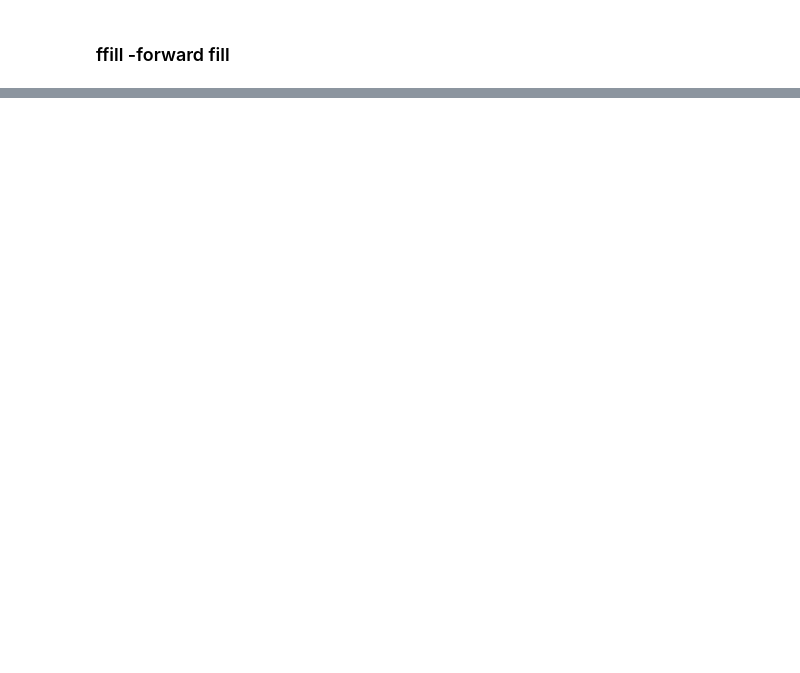
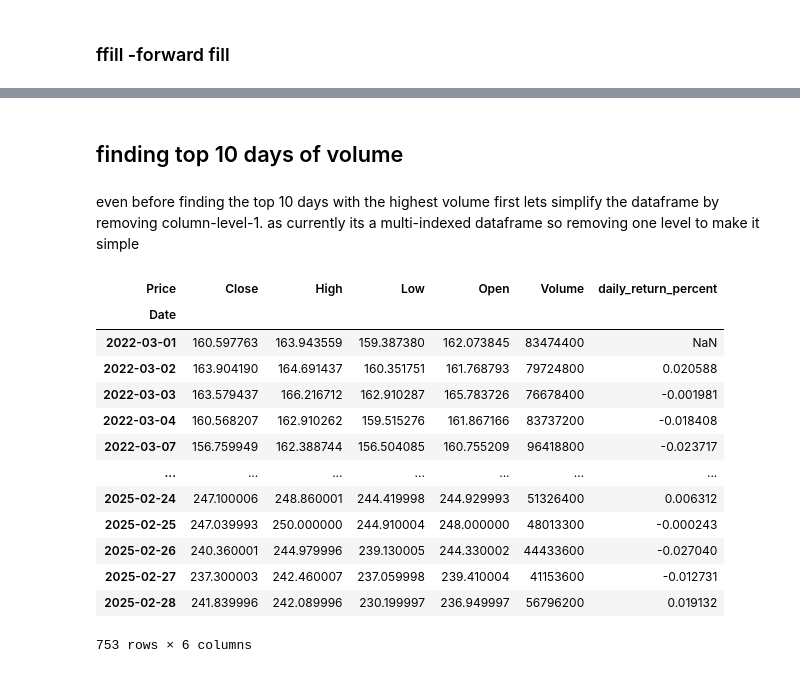
Before and after one commit to partha001/python-for-financial-markets, a Jupyter notebook: 5.TimeSeriesDataAnalysis.ipynb, the cells around one changed output, grey strips where cells are left out. Drawn from its saved outputs; the diff is of its cells as text; code cells hidden in the pictures; blank space fills up the shorter version.

```diff
--- a/5.TimeSeriesDataAnalysis.ipynb
+++ b/5.TimeSeriesDataAnalysis.ipynb
@@ -420,0 +790,4 @@ tickerData.tail(10)
+# %%
+tickers = 'AAPL'
+tickerData = yf.download(tickers, period='3y')
+tickerData
@@ -420,0 +813,2 @@ tickerData.tail(10)
+# %%
+tickerData["daily_return_percent"] = tickerData['Close'].pct_change()
@@ -420,0 +826,23 @@ tickerData.tail(10)
+# %% [markdown]
+## finding top 10 days of volume
+# %% [markdown]
+even before finding the top 10 days with the highest volume first lets simplify the dataframe by removing column-level-1.
+as currently its a multi-indexed dataframe so removing one level to make it simple
+# %%
+tickerData.columns = tickerData.columns.droplevel(1)
+tickerData
+# %% [output]
+| Price | Close | High | Low | Open | Volume | daily_return_percent |
+| Date |  |  |  |  |  |  |
+| 2022-03-01 | 160.597763 | 163.943559 | 159.387380 | 162.073845 | 83474400 | NaN |
+| 2022-03-02 | 163.904190 | 164.691437 | 160.351751 | 161.768793 | 79724800 | 0.020588 |
+| 2022-03-03 | 163.579437 | 166.216712 | 162.910287 | 165.783726 | 76678400 | -0.001981 |
+| 2022-03-04 | 160.568207 | 162.910262 | 159.515276 | 161.867166 | 83737200 | -0.018408 |
+| 2022-03-07 | 156.759949 | 162.388744 | 156.504085 | 160.755209 | 96418800 | -0.023717 |
+| ... | ... | ... | ... | ... | ... | ... |
+| 2025-02-24 | 247.100006 | 248.860001 | 244.419998 | 244.929993 | 51326400 | 0.006312 |
+| 2025-02-25 | 247.039993 | 250.000000 | 244.910004 | 248.000000 | 48013300 | -0.000243 |
+| 2025-02-26 | 240.360001 | 244.979996 | 239.130005 | 244.330002 | 44433600 | -0.027040 |
+| 2025-02-27 | 237.300003 | 242.460007 | 237.059998 | 239.410004 | 41153600 | -0.012731 |
+| 2025-02-28 | 241.839996 | 242.089996 | 230.199997 | 236.949997 | 56796200 | 0.019132 |
+753 rows × 6 columns
```
Also changed, not shown: parts of 62 cells of this notebook.
